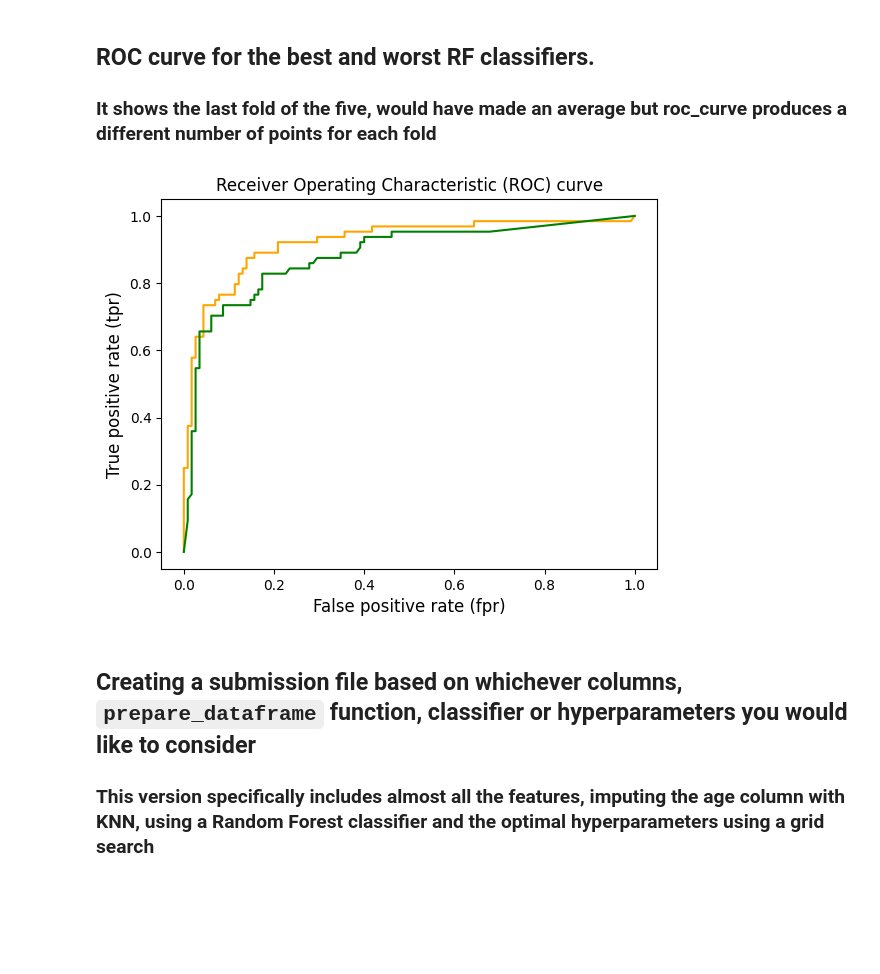
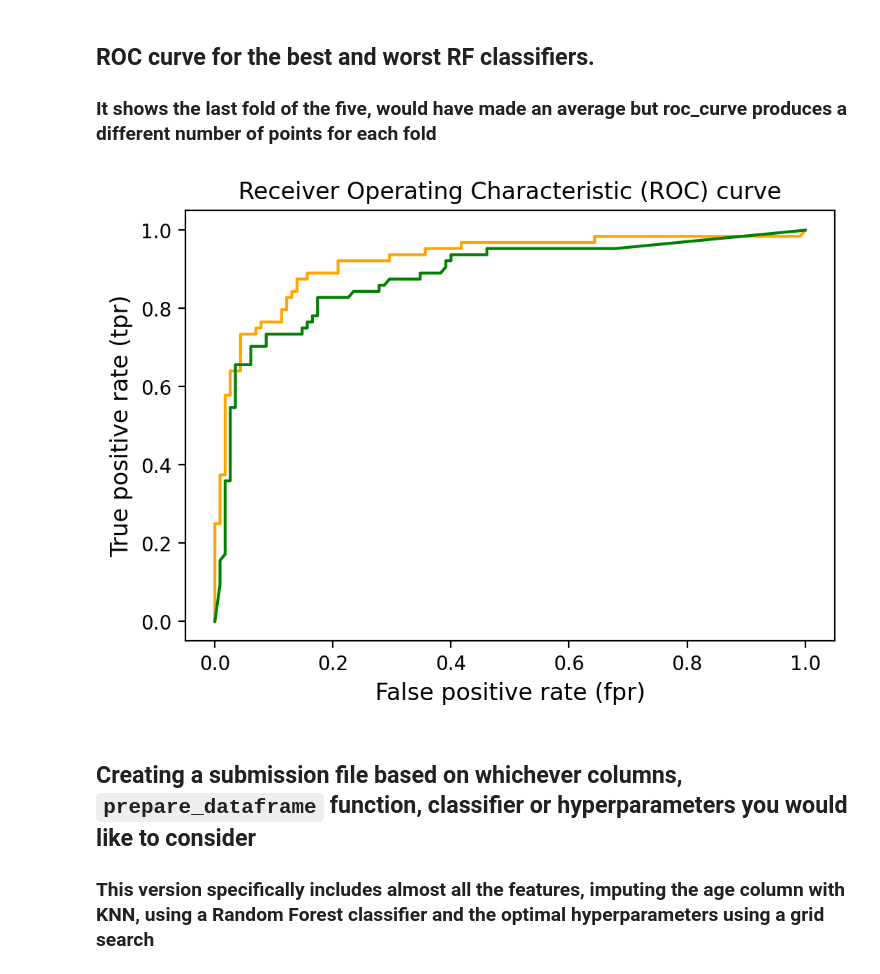
Before and after one commit to lnsayer/kaggle-projects, a Jupyter notebook: final-titanic-notebook.ipynb, the cells around one changed output. Drawn from its saved outputs; the diff is of its cells as text; code cells hidden in the pictures; blank space fills up the shorter version.

```diff
--- a/final-titanic-notebook.ipynb
+++ b/final-titanic-notebook.ipynb
@@ -757,14 +735,15 @@ worst_fpr, worst_tpr, worst_thresholds = roc_curve(cross_val_dataframes[3].value
 ### It shows the last fold of the five, would have made an average but roc_curve produces a different number of points for each fold
 # %%
 # Plotting the ROC curves fo rhte best and worst classifiers
+plt.figure(figsize=(6,4))
 plt.plot(best_fpr, best_tpr, color='orange', label='ROC')
 plt.plot(worst_fpr, worst_tpr, color='green', label='ROC')
 plt.xlabel('False positive rate (fpr)', size=12)
 plt.ylabel('True positive rate (tpr)', size=12)
 plt.title('Receiver Operating Characteristic (ROC) curve')
 plt.show()
 # %% [output]
-[figure, old version]
+[figure, new version]
 # %% [markdown]
 ## Creating a submission file based on whichever columns, `prepare_dataframe` function, classifier or hyperparameters you would like to consider
 ### This version specifically includes almost all the features, imputing the age column with KNN, using a Random Forest classifier and the optimal hyperparameters using a grid search
```
Also changed, not shown: parts of 3 cells of this notebook.
